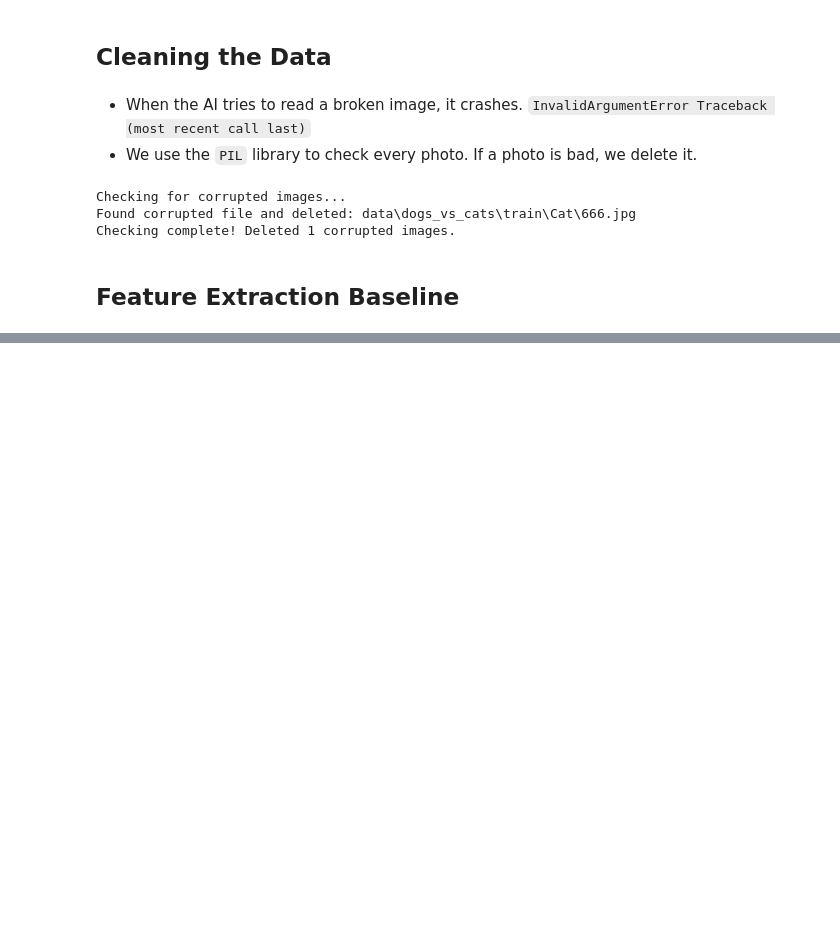
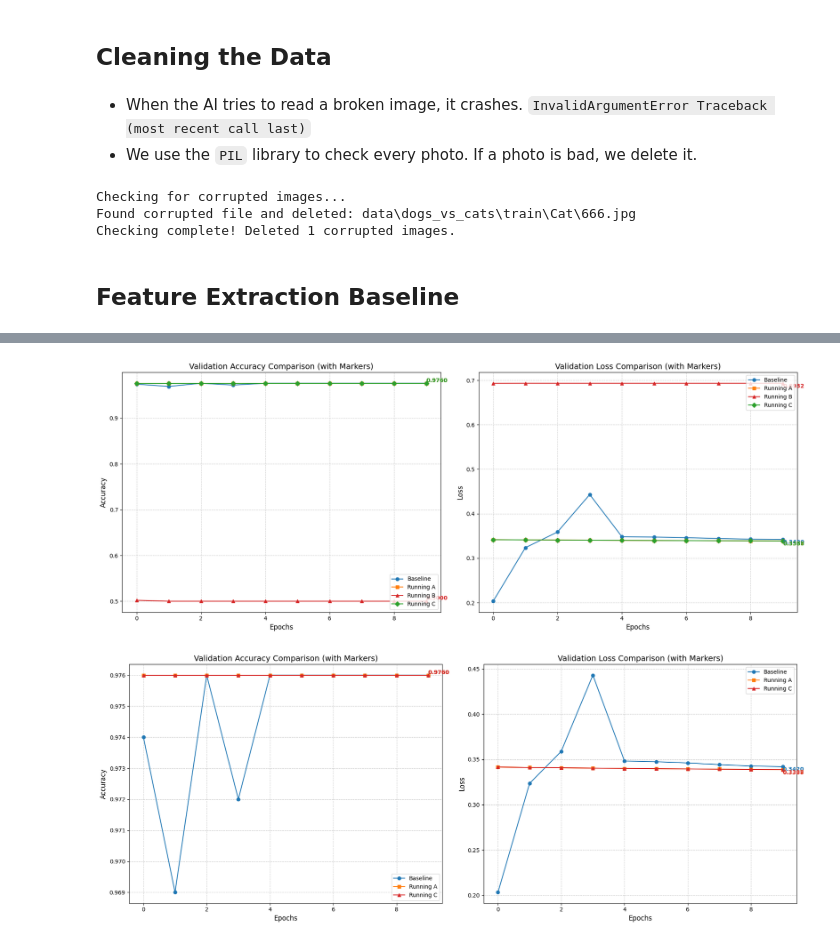
Before and after one commit to caatat741213/ConvolutionalNeuralNetworks, a Jupyter notebook: Fine_Tuning_VGG16_Workshop.ipynb, the cells around one changed output, grey strips where cells are left out. Drawn from its saved outputs; the diff is of its cells as text; code cells hidden in the pictures; blank space fills up the shorter version.

Commit message:
Complete VGG16 fine-tuning workshop with results analysis

```diff
--- a/Fine_Tuning_VGG16_Workshop.ipynb
+++ b/Fine_Tuning_VGG16_Workshop.ipynb
@@ -207,13 +209,24 @@ outputs = layers.Dense(1, activation="sigmoid")(x)
 model = keras.Model(inputs, outputs)
 
 model.compile(loss="binary_crossentropy",
-              optimizer="rmsprop",
+              optimizer="rmsprop",#--->(learning_rate=1e-3)
               metrics=["accuracy"])
+
+# skips the bad photo and keeps working.
+train_dataset = train_dataset.apply(tf.data.experimental.ignore_errors())
+validation_dataset = validation_dataset.apply(tf.data.experimental.ignore_errors())
 
 # train the model
 history = model.fit(
     train_dataset,
     epochs=10,
     validation_data=validation_dataset)
+
+if not os.path.exists('models'):
+    os.makedirs('models')
+    print("Created 'models' directory.")
+
+model.save('models/task1_complete_model.keras')
+print("Model saved in: models/task1_complete_model.keras")
 # %% [output]
 Epoch 1/10
@@ -220,0 +476,56 @@ UnicodeDecodeError: 'utf-8' codec can't decode byte 0xa8 in position 131: invali
+# %%
+import matplotlib.pyplot as plt
+
+def plot_history(histories, titles):
+    fig, (ax1, ax2) = plt.subplots(1, 2, figsize=(18, 7))
+
+    markers = ['o', 's', '^', 'D']
+    colors = ['#1f77b4', '#ff7f0e', '#d62728', '#2ca02c']
+
+    for i, hist in enumerate(histories):
+        epochs = range(len(hist.history['val_accuracy']))
+        val_acc = hist.history['val_accuracy']
+        val_loss = hist.history['val_loss']
+
+        # --- Validation Accuracy ---
+        line1, = ax1.plot(epochs, val_acc, label=f'{titles[i]}',
+                          marker=markers[i], markersize=6, color=colors[i], linestyle='-')
+
+        # Accuracy
+        ax1.text(epochs[-1], val_acc[-1], f'{val_acc[-1]:.4f}',
+                 color=colors[i], fontweight='bold', va='bottom', ha='left')
+
+        # Validation Loss
+        line2, = ax2.plot(epochs, val_loss, label=f'{titles[i]}',
+                          marker=markers[i], markersize=6, color=colors[i], linestyle='-')
+
+        # Loss
+        ax2.text(epochs[-1], val_loss[-1], f'{val_loss[-1]:.4f}',
+                 color=colors[i], fontweight='bold', va='top', ha='left')
+
+    # set up Accuracy plot
+    ax1.set_title('Validation Accuracy Comparison (with Markers)', fontsize=14)
+    ax1.set_xlabel('Epochs', fontsize=12)
+    ax1.set_ylabel('Accuracy', fontsize=12)
+    ax1.grid(True, linestyle='--', alpha=0.6)
+    ax1.legend(loc='lower right')
+
+    # set up Loss plot
+    ax2.set_title('Validation Loss Comparison (with Markers)', fontsize=14)
+    ax2.set_xlabel('Epochs', fontsize=12)
+    ax2.set_ylabel('Loss', fontsize=12)
+    ax2.grid(True, linestyle='--', alpha=0.6)
+    ax2.legend(loc='upper right')
+
+    plt.tight_layout()
+    plt.show()
+
+# polt
+plot_history([history, history_fine, history_scheduler, history_conservative],
+             ['Baseline', 'Running A', 'Running B', 'Running C'])
+
+plot_history([history, history_fine, history_conservative],
+             ['Baseline', 'Running A', 'Running C'])
+# %% [output]
+[figure, added]
+[figure, added]
```
Also changed, not shown: parts of 14 cells of this notebook, 2 other files.
